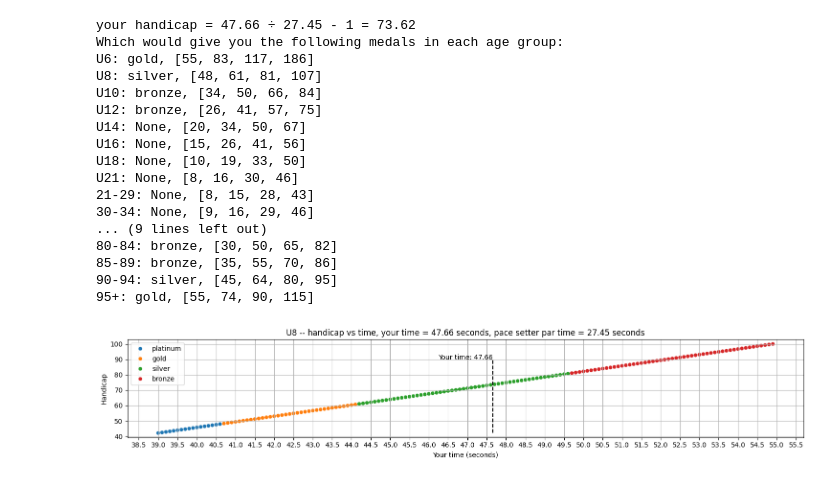
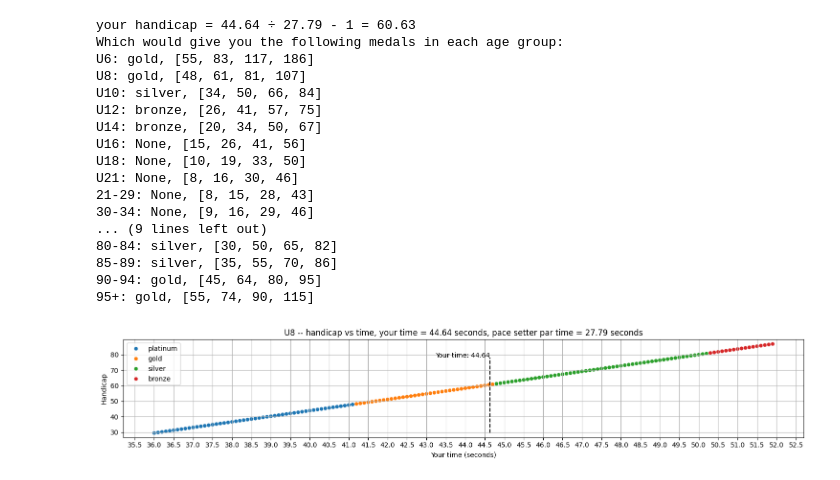
Before and after one commit to Lcarey/nastar, a Jupyter notebook: calculate NASTAR handicap.ipynb, the cells around one changed output. Saved outputs shown, nothing was run; the diff lists cells and outputs as text; code cells hidden in the pictures.

```diff
--- a/calculate NASTAR handicap.ipynb
+++ b/calculate NASTAR handicap.ipynb
@@ -4,9 +4,10 @@ import matplotlib.pyplot as plt
 import seaborn as sns
 import numpy as np
 
-this_race_pace_setter_par_time = 27.45
-your_race_time = 47.66
+this_race_pace_setter_par_time = 27.79
+your_race_time = 44.64
 your_age_group = 'U8'
+your_gender = 'male'
 
 
 def calc_handicap(your_time: float, par_time: float) -> float:
@@ -50,9 +51,8 @@ def graph_medal_vs_time(
     plt.tight_layout()
     plt.show()
 
-
 # highest handicap that gives platinum, gold, silver or bronze
-highest_handicaps_for_each_medal = {
+highest_handicaps_for_each_medal_male = {
     'U6':[55, 83, 117, 186],
     'U8':[48, 61, 81, 107],
     'U10':[34, 50, 66, 84],
@@ -73,38 +73,45 @@ highest_handicaps_for_each_medal = {
     '70-74':[23, 35, 50, 66],
     '75-79':[25, 38, 54, 70],
     '80-84':[30, 50, 65, 82],
     '85-89':[35, 55, 70, 86],
     '90-94':[45, 64, 80, 95],
     '95+'  :[55, 74, 90, 115],
     }
 
+if your_gender.lower() == 'male':
+    highest_handicaps_for_each_medal = highest_handicaps_for_each_medal_male
+elif your_gender.lower() == 'female':
+    highest_handicaps_for_each_medal = highest_handicaps_for_each_medal_female
+else:
+    raise ValueError(f"Gender {your_gender} hast to be male or female until Naster updates their charts.")
+
 # do the calculations and make the figures
 your_handicap = calc_handicap(your_race_time, this_race_pace_setter_par_time)
 print(f"your handicap = {your_race_time} ÷ {this_race_pace_setter_par_time} - 1 = {your_handicap:0.2f}")
 print('Which would give you the following medals in each age group:')
 for k,v in highest_handicaps_for_each_medal.items():
     print(f"{k}: {which_medal(v,your_handicap)}, {highest_handicaps_for_each_medal[k]}")
 
 graph_medal_vs_time(age_group = your_age_group,
                     your_time = your_race_time,
                     pace_setter_par_time = this_race_pace_setter_par_time
                     )
 # %% [output]
-your handicap = 47.66 ÷ 27.45 - 1 = 73.62
+your handicap = 44.64 ÷ 27.79 - 1 = 60.63
 Which would give you the following medals in each age group:
 U6: gold, [55, 83, 117, 186]
-U8: silver, [48, 61, 81, 107]
-U10: bronze, [34, 50, 66, 84]
+U8: gold, [48, 61, 81, 107]
+U10: silver, [34, 50, 66, 84]
 U12: bronze, [26, 41, 57, 75]
-U14: None, [20, 34, 50, 67]
+U14: bronze, [20, 34, 50, 67]
 U16: None, [15, 26, 41, 56]
 U18: None, [10, 19, 33, 50]
 U21: None, [8, 16, 30, 46]
 21-29: None, [8, 15, 28, 43]
 30-34: None, [9, 16, 29, 46]
 ... (9 lines left out)
-80-84: bronze, [30, 50, 65, 82]
-85-89: bronze, [35, 55, 70, 86]
-90-94: silver, [45, 64, 80, 95]
+80-84: silver, [30, 50, 65, 82]
+85-89: silver, [35, 55, 70, 86]
+90-94: gold, [45, 64, 80, 95]
 95+: gold, [55, 74, 90, 115]
-[figure, old version]
+[figure, new version]
```
